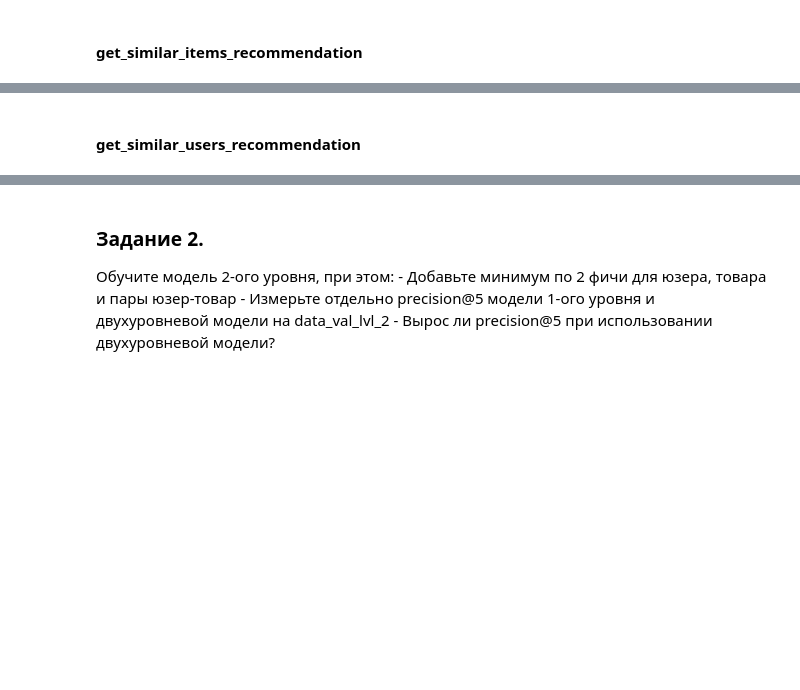
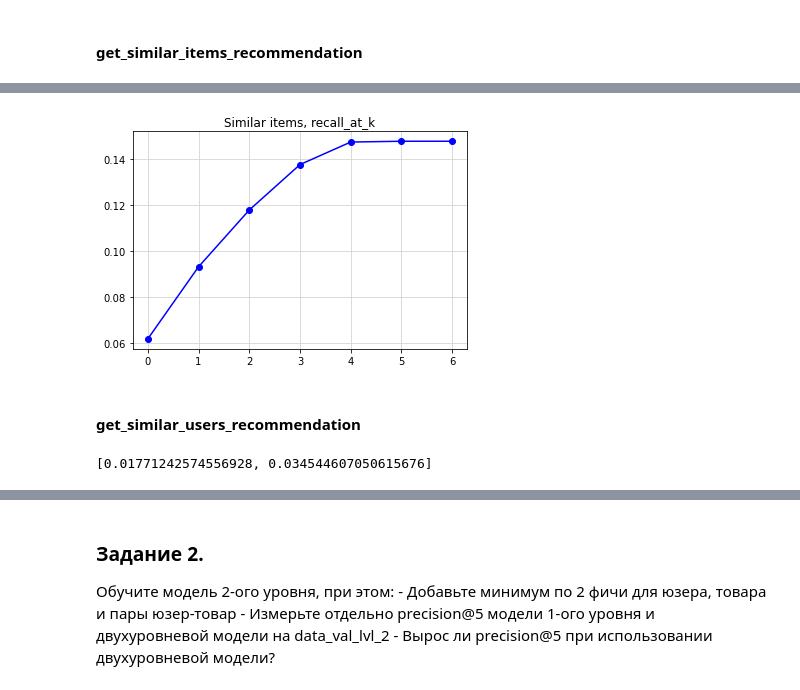
Before and after one commit to VitalyGladyshev/gb_rec_sys, a Jupyter notebook: rc_hw_06.ipynb, the cells around one changed output, grey strips where cells are left out. Saved outputs shown, nothing was run; the diff lists cells and outputs as text; code cells hidden in the pictures; blank space fills up the shorter version.

```diff
--- a/rc_hw_06.ipynb
+++ b/rc_hw_06.ipynb
@@ -318,2 +344,24 @@ recall_own_list
 # %% [markdown]
 #### get_similar_items_recommendation
+# %%
+def get_pred_similar_items(recommender, user_train_list, item_list, x, num=7):
+    res = []
+    if x in user_train_list:
+        res.extend(recommender.get_similar_items_recommendation(x, rec_num=num))
+    else:
+        res.extend(random.choices(item_list, k=num))
+    return res
+# %%
+recall_similar_items_list = []
+
+for k_n in k_list:
+    users_lvl_1_pred_als['predictions'] = users_lvl_1_pred_als['user_id'].apply(\
+                            lambda x: get_pred_similar_items(recommender, user_train_list, item_list, x, num=k_n))
+
+    users_lvl_1_pred_als["rec"] = users_lvl_1_pred_als['user_id'].apply(\
+        lambda x: recall_at_k(users_lvl_1_pred_als.loc[users_lvl_1_pred_als["user_id"] == x, "predictions"].values[0],
+                              list(result_lvl_1.loc[result_lvl_1["user_id"] == x, "actual"].values[0]),
+                              k=k_n))
+    recall_similar_items_list.append(users_lvl_1_pred_als["rec"].mean())
+
+recall_similar_items_list
@@ -320,2 +376,10 @@ recall_own_list
+# %%
+plt.plot(recall_similar_items_list, 'bo-')
+
+plt.grid(color="lightgrey")
+plt.title('Similar items, recall_at_k')
+plt.show()
+# %% [output]
+[figure, added]
 # %% [markdown]
 #### get_similar_users_recommendation
@@ -321,0 +394,16 @@ recall_own_list
+# %%
+recall_similar_users_list = []
+
+for k_n in k_list[:2]:
+    users_lvl_1_pred_als['predictions'] = users_lvl_1_pred_als['user_id'].apply(\
+                            lambda x: get_pred_similar_users(recommender, user_train_list, item_list, x, num=k_n))
+
+    users_lvl_1_pred_als["rec"] = users_lvl_1_pred_als['user_id'].apply(\
+        lambda x: recall_at_k(users_lvl_1_pred_als.loc[users_lvl_1_pred_als["user_id"] == x, "predictions"].values[0],
+                              list(result_lvl_1.loc[result_lvl_1["user_id"] == x, "actual"].values[0]),
+                              k=k_n))
+    recall_similar_users_list.append(users_lvl_1_pred_als["rec"].mean())
+
+recall_similar_users_list
+# %% [output]
+[0.01771242574556928, 0.034544607050615676]
```
Also changed, not shown: parts of 28 cells of this notebook.
